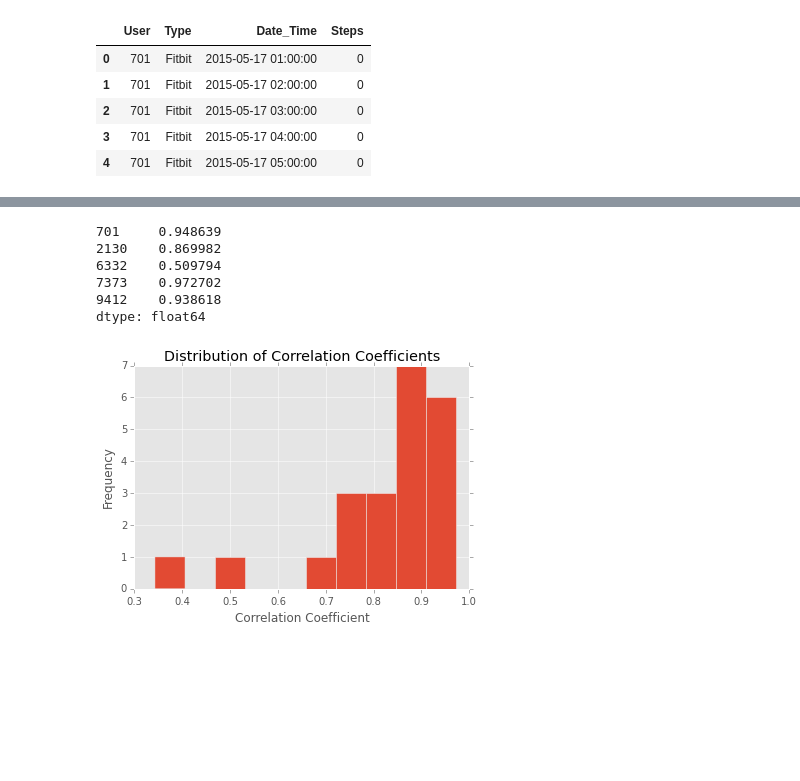
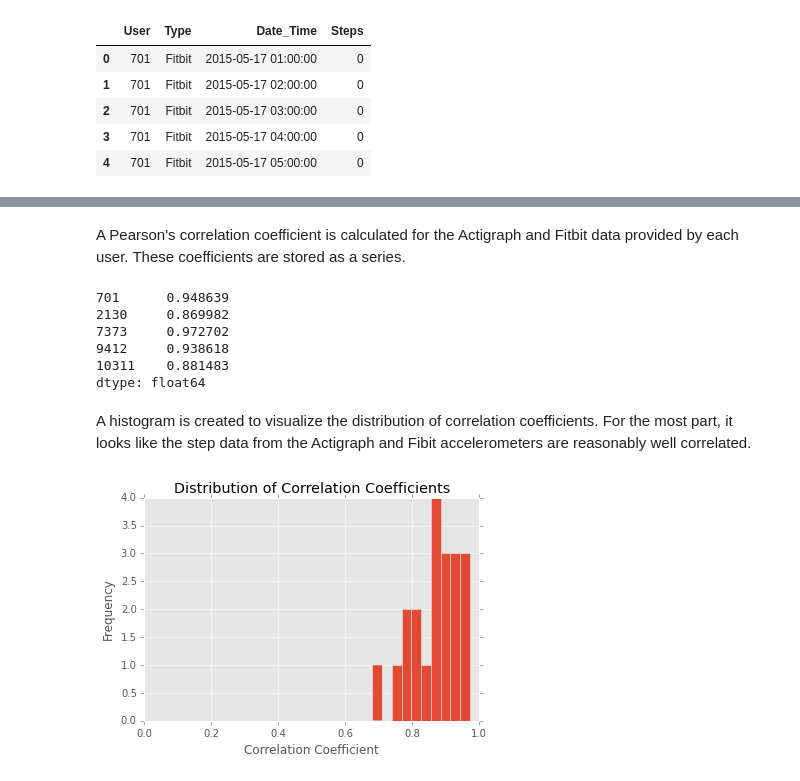
Before and after one commit to mpera/MIDS, a Jupyter notebook: MIDS .ipynb, the cells around one changed output, grey strips where cells are left out. Saved outputs shown, nothing was run; the diff lists cells and outputs as text; code cells hidden in the pictures; blank space fills up the shorter version.

```diff
--- a/MIDS .ipynb
+++ b/MIDS .ipynb
@@ -29,15 +22,24 @@ mvpa_threshold = 1951
 # %%
-# Creating an empty data frame to store individual data frames from the following for loop
+# Creating a list of all Actigraph .csv files
+accel_file = glob.glob("/Users/megan/Desktop/MIDS project/Git/Accel CSV data/User*_ActigraphMay.csv")
+
+# Creating a DataFrame that stores user time zone and date range information
+dates = pd.read_csv('/Users/megan/Desktop/MIDS project/Git/Dates.csv', index_col=0, parse_dates=['Initial', 'Final'])
+
+# Defining a variable for the MVPA cutpoint
+mvpa_cutpoint = 1951
+
+# Creating an empty DataFrame to store individual DataFrames from the following loop
 total = pd.DataFrame()
 
 for file in accel_file:
     accel = pd.read_csv(file, skipinitialspace=True, parse_dates=[['Date','Time']])
+    accel['Date_Time'] = accel['Date_Time'].apply(lambda dt: datetime.datetime(dt.year, dt.month, dt.day, dt.hour, 0))
 
-    # Storing the user ID from the file name
+    # Storing the user_id from the filename
     user_id = int(os.path.basename(file).split("_")[0].replace('User',''))
 
-    # Changing time variable and adjusting for time zone
-    accel['Date_Time'] = accel['Date_Time'].apply(lambda dt: datetime.datetime(dt.year, dt.month, dt.day, dt.hour, 0))
+    # Adjusting for time zone
     offset = int(dates.loc[user_id].Offset)
     accel['Date_Time'] += datetime.timedelta(hours=offset)
 
@@ -49,15 +51,15 @@ for file in accel_file:
     accel = accel[wear_dates]
 
     # Boolean variable classifying each minute as MVPA or not
-    accel['MVPA'] = accel['Axis1'] > mvpa_threshold
+    accel['MVPA'] = accel['Axis1'] > mvpa_cutpoint
 
     # Grouping by hour and finding out total steps and MVPA per hour
     by_hour = accel.groupby(['Date_Time'])
     hour_totals = by_hour.sum().reset_index()
+
+    # Creating identification columns and appending the user DataFrame to the total DataFrame
     hour_totals['User'] = user_id
     hour_totals['Type'] = 'Actigraph'
-
-    # Appending the user dataframe to the total dataframe
     total = total.append(hour_totals, ignore_index=True)
 
 accel_total = total[['User', 'Type', 'Date_Time', 'Steps', 'MVPA']]
@@ -72,12 +76,15 @@ accel_total.head()
 # %%
-# Calculating user statistics for steps and MVPA over the 7-day study period
+actigraph = pd.DataFrame()
+actigraph = actigraph.append(accel_total)
+actigraph['Date_Time'] = actigraph['Date_Time'].apply(lambda dt: datetime.datetime(dt.year, dt.month, dt.day))
+daily = actigraph.groupby(['User', 'Date_Time'])['Steps','MVPA'].sum().reset_index()
 
 min_steps = pd.Series()
 max_steps = pd.Series()
 mean_steps = pd.Series()
 
-for user, user_data in accel_total.groupby(['User']):
-    data1 = sp.stats.describe(user_data.Steps)
+for user, user_data in daily.groupby(['User']):
+    data1 = describe(user_data.Steps)
     minimum = data1[1][0]
     maximum = data1[1][1]
     mean = data1[2]
@@ -89,9 +96,9 @@ for user, user_data in accel_total.groupby(['User']):
 user_stats = pd.DataFrame(min_steps)
 user_stats.columns = ['Minimim Steps']
 user_stats['Maximum Steps'] = max_steps
-user_stats['Mean Steps'] = mean_steps
+user_stats['Average Steps'] = mean_steps
 
-by_user = accel_total.groupby(['User'])
+by_user = daily.groupby(['User'])
 total_mvpa = by_user.sum()['MVPA']
 total_mvpa = pd.DataFrame(total_mvpa)
 
@@ -135,12 +145,11 @@ plt.show()
 # %%
 # Reading in fitbit data and editing columns to match the Actigraph data
-fitbit = pd.read_csv('/Users/megan/Desktop/MIDS project/Fitbit .txt files/meas_fitbit_intraday_1wk_4.txt', sep='|', parse_dates=['date'])
+fitbit = pd.read_csv('/Users/megan/Desktop/MIDS project/Git/meas_fitbit_intraday_1wk_4.txt', sep='|', parse_dates=['date'])
 fitbit.rename(columns={'user_id':'User', 'date':'Date', 'steps':'Steps'}, inplace=True)
 fitbit.sort(['User','Date','minute'], axis=0, inplace=True)
 fitbit['Hour'] = (fitbit['minute'] / 60).astype(int) % 24
 fitbit.loc[fitbit['minute']==1440, 'Date'] += datetime.timedelta(days=1)
 fitbit['Date_Time'] = fitbit[['Date', 'Hour']].apply(lambda row: datetime.datetime(row.Date.year, row.Date.month, row.Date.day, row.Hour, 0), axis=1)
-
 
 # Dropping dates outside of the date range for each user
 fitbit = fitbit.join(dates, on='User')
@@ -149,7 +158,7 @@ date_bool2 = np.array(fitbit.Date_Time < fitbit.Final)
 wear_dates = np.logical_and(date_bool1, date_bool2)
 fitbit = fitbit[wear_dates]
 
-# Grouping by study day, calculating total steps per day, and saving to a new dataframe
+# Grouping by hour
 by_hour = fitbit.groupby(['User', 'Date_Time'])
 hour_totals = by_hour.sum().reset_index()
 hour_totals['Type'] = 'Fitbit'
@@ -195,7 +208,7 @@ for user, user_data in master.groupby(['User']):
     lines, _ = ax.get_legend_handles_labels()
     ax.legend(lines, labels, loc='best')
     plt.title('User ' + str(user))
-    plt.xlabel('Hour')
+    plt.xlabel('Time')
     plt.ylabel('Steps')
 # %% [output]
 <matplotlib.figure.Figure at 0x...>
@@ -214,3 +227,5 @@ for user, user_data in master.groupby(['User']):
+# %% [markdown]
+A Pearson's correlation coefficient is calculated for the Actigraph and Fitbit data provided by each user. These coefficients are stored as a series.
 # %%
 correlation = pd.Series()
 
@@ -225,17 +240,20 @@ for user, user_data in master.groupby(['User']):
 
 correlation.head()
 # %% [output]
-701     0.948639
-2130    0.869982
-6332    0.509794
-7373    0.972702
-9412    0.938618
+701      0.948639
+2130     0.869982
+7373     0.972702
+9412     0.938618
+10311    0.881483
 dtype: float64
+# %% [markdown]
+A histogram is created to visualize the distribution of correlation coefficients. For the most part, it looks like the step data from the Actigraph and Fibit accelerometers are reasonably well correlated.
 # %%
 plt.hist(correlation.values)
 plt.title('Distribution of Correlation Coefficients')
 plt.xlabel('Correlation Coefficient')
 plt.ylabel('Frequency')
+plt.xlim(0, 1.0)
 plt.show()
 # %% [output]
-[figure, old version]
+[figure, new version]
```
Also changed, not shown: parts of 18 cells of this notebook.
